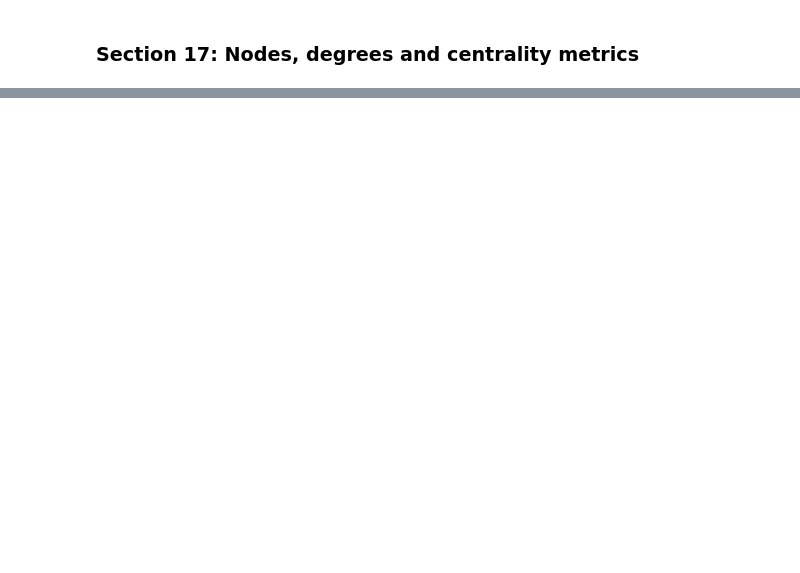
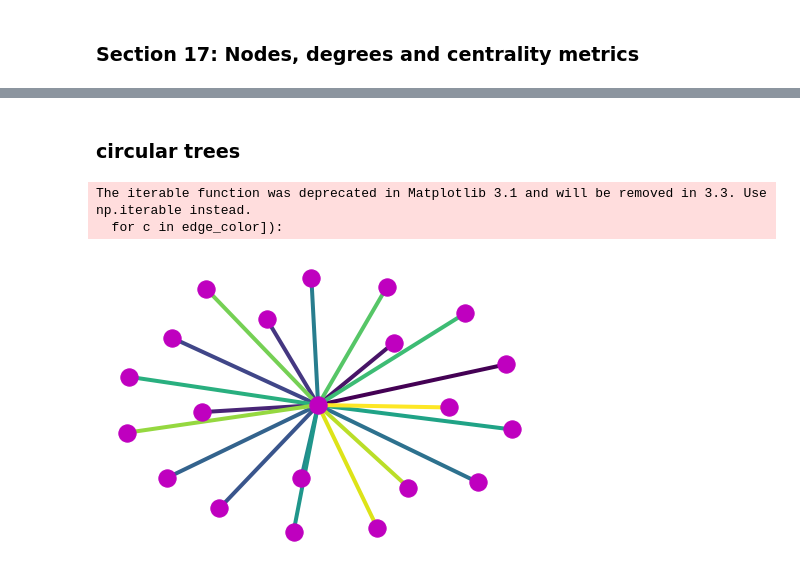
Before and after one commit to soslin/social-network-analysis, a Jupyter notebook: soc-net-class/learn_graphs_sna_3.ipynb, the cells around one changed output, grey strips where cells are left out. Saved outputs shown, nothing was run; the diff lists cells and outputs as text; code cells hidden in the pictures; blank space fills up the shorter version.

```diff
--- a/soc-net-class/learn_graphs_sna_3.ipynb
+++ b/soc-net-class/learn_graphs_sna_3.ipynb
@@ -154,0 +198,14 @@ plt.show()
+# %% [markdown]
+### circular trees
+# %%
+ct = nx.star_graph(20)
+
+pos = nx.spring_layout(ct, iterations = 20)
+
+colors = range(20)
+
+nx.draw(ct, pos, node_color = 'm', edge_color = colors, width = 4, with_labels = False, cmap = plt.cm.Blues)
+# %% [output]
+The iterable function was deprecated in Matplotlib 3.1 and will be removed in 3.3. Use np.iterable instead.
+  for c in edge_color]):
+[figure, added]
```
Also changed, not shown: parts of 22 cells of this notebook.
